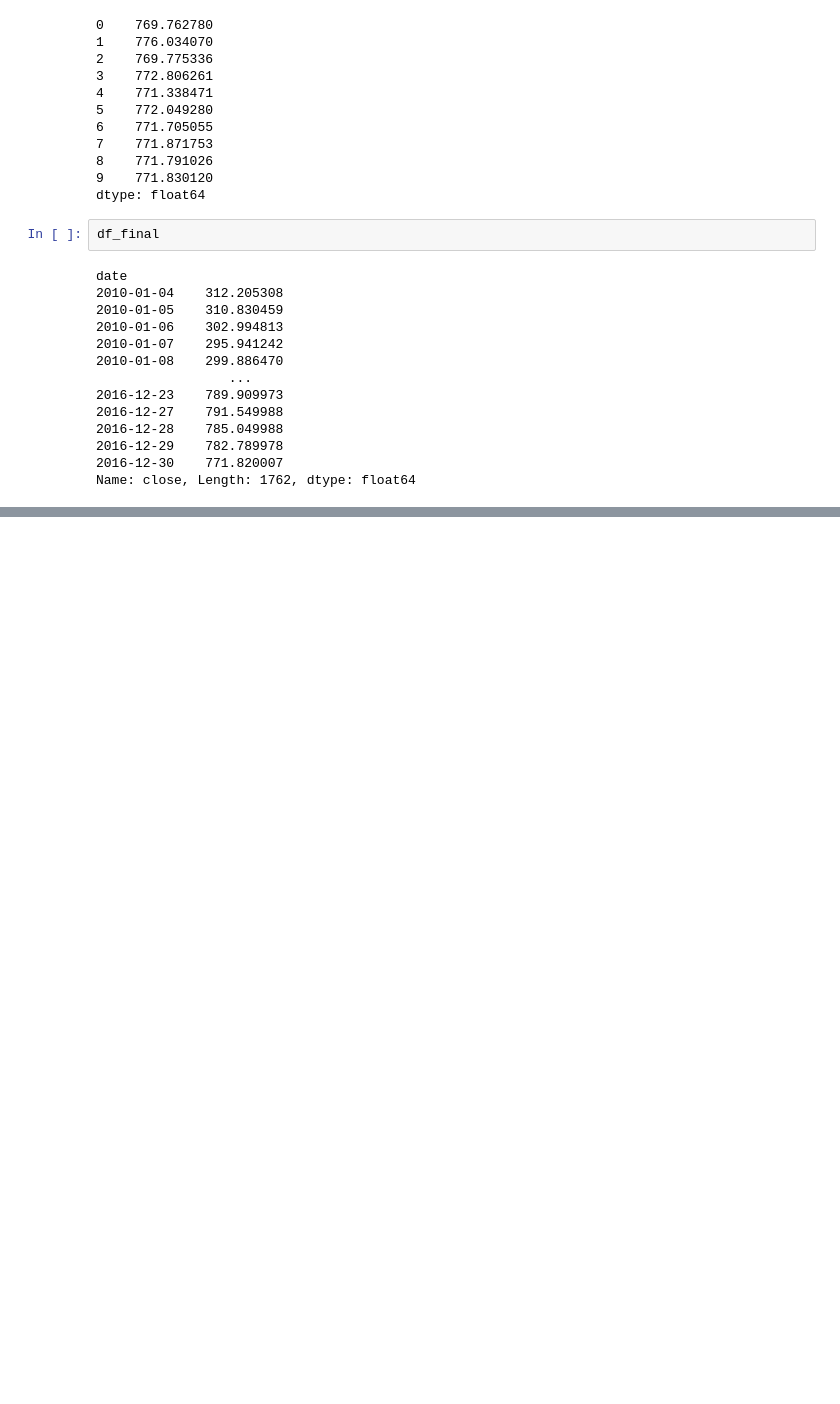
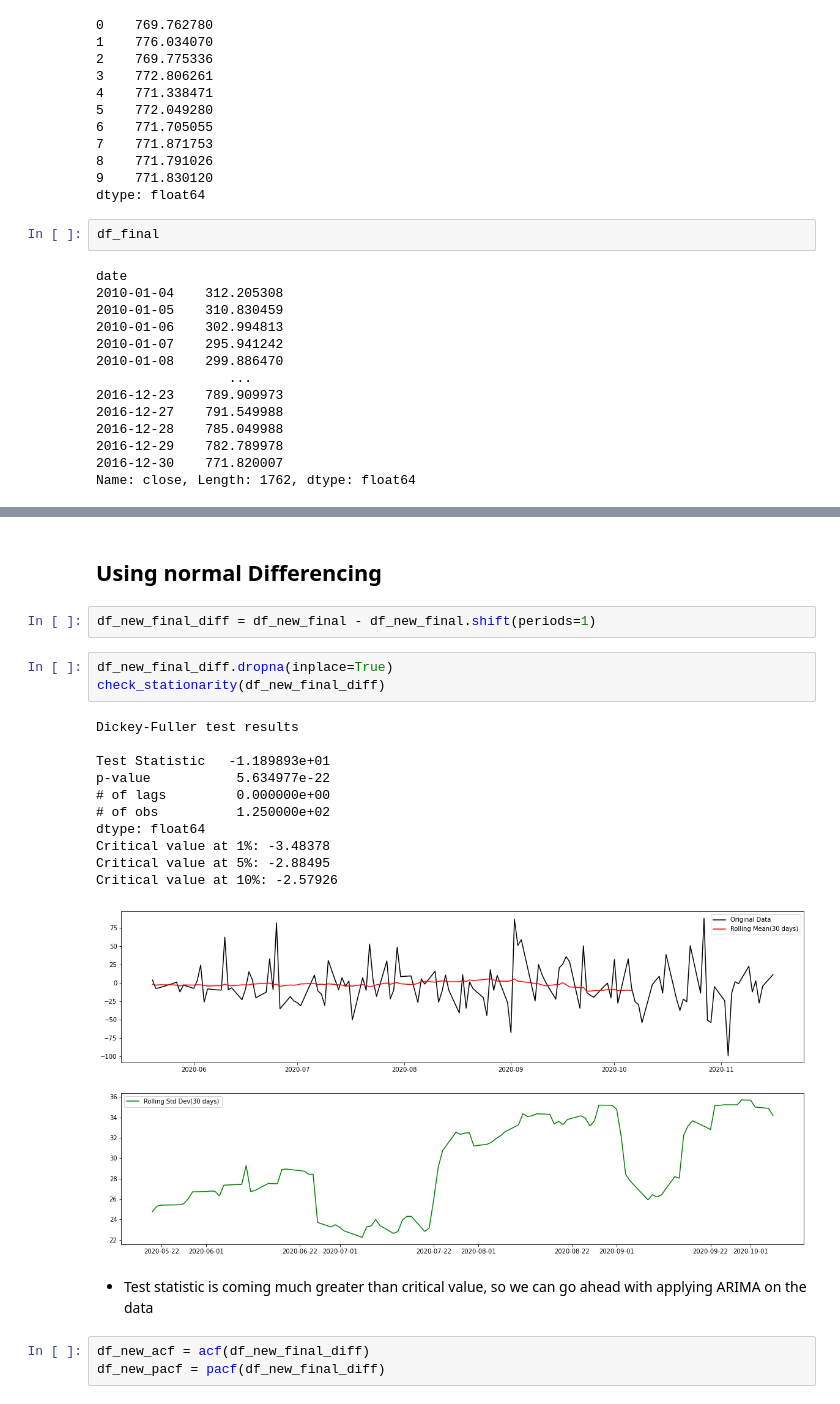
Before and after one commit to HarshitCodex/ARIMA-GARCH-modeling, a Jupyter notebook: SP500_NYSE/stock_ARIMA.ipynb, the cells around one changed output, grey strips where cells are left out. Saved outputs shown, nothing was run; the diff lists cells and outputs as text; blank space fills up the shorter version.

```diff
--- a/SP500_NYSE/stock_ARIMA.ipynb
+++ b/SP500_NYSE/stock_ARIMA.ipynb
@@ -382,0 +464,24 @@ Name: close, Length: 1762, dtype: float64
+# %% [markdown]
+## Using normal Differencing
+# %%
+df_new_final_diff = df_new_final - df_new_final.shift(periods=1)
+# %%
+df_new_final_diff.dropna(inplace=True)
+check_stationarity(df_new_final_diff)
+# %% [output]
+Dickey-Fuller test results
+
+Test Statistic   -1.189893e+01
+p-value           5.634977e-22
+# of lags         0.000000e+00
+# of obs          1.250000e+02
+dtype: float64
+Critical value at 1%: -3.48378
+Critical value at 5%: -2.88495
+Critical value at 10%: -2.57926
+[figure, added]
+# %% [markdown]
+- Test statistic is coming much greater than critical value, so we can go ahead with applying ARIMA on the data
+# %%
+df_new_acf = acf(df_new_final_diff)
+df_new_pacf = pacf(df_new_final_diff)
```
Also changed, not shown: parts of 29 cells of this notebook, 2 other files.
